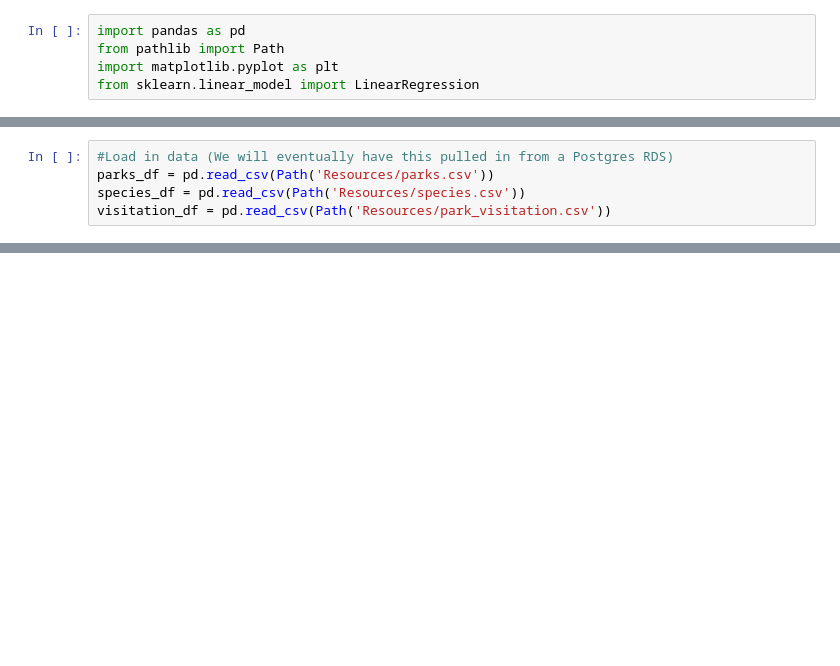
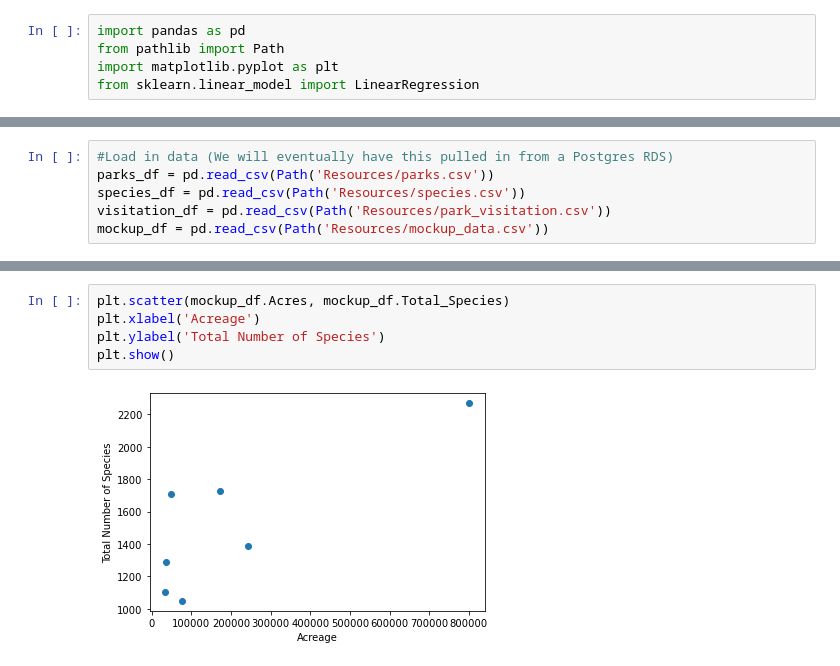
Before and after one commit to holleyvoegtle/Biodiversity_Analysis, a Jupyter notebook: machine-learning/Biodiversity_MachineLearning.ipynb, the cells around one changed output, grey strips where cells are left out. Drawn from its saved outputs; the diff is of its cells as text; blank space fills up the shorter version.

```diff
--- a/machine-learning/Biodiversity_MachineLearning.ipynb
+++ b/machine-learning/Biodiversity_MachineLearning.ipynb
@@ -12,4 +12,5 @@ from sklearn.linear_model import LinearRegression
 parks_df = pd.read_csv(Path('Resources/parks.csv'))
 species_df = pd.read_csv(Path('Resources/species.csv'))
 visitation_df = pd.read_csv(Path('Resources/park_visitation.csv'))
+mockup_df = pd.read_csv(Path('Resources/mockup_data.csv'))
 # %%
@@ -45,0 +59,7 @@ visitation_df.head()
+# %%
+plt.scatter(mockup_df.Acres, mockup_df.Total_Species)
+plt.xlabel('Acreage')
+plt.ylabel('Total Number of Species')
+plt.show()
+# %% [output]
+[figure, added]
```
Also changed, not shown: parts of 12 cells of this notebook, 1 other file.
